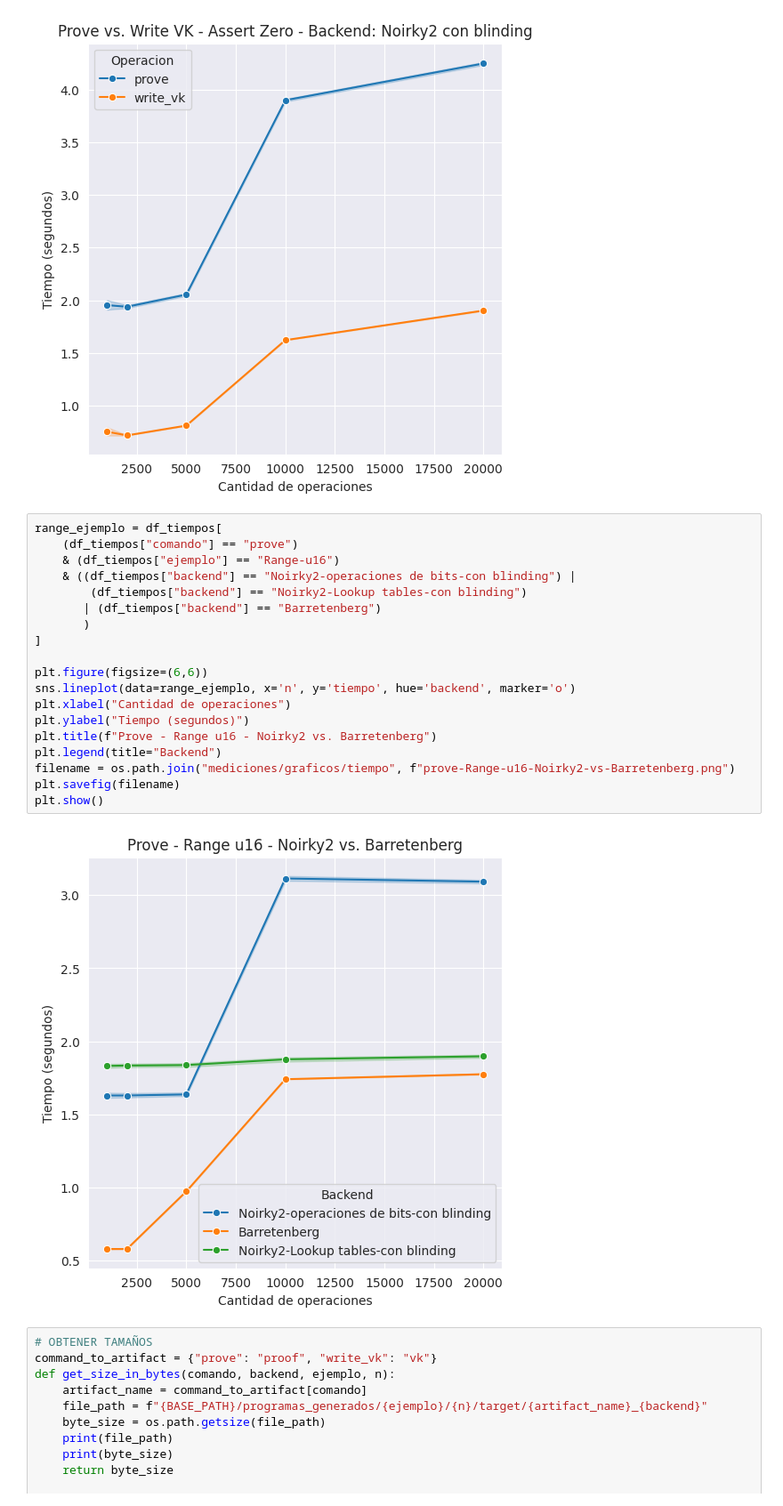
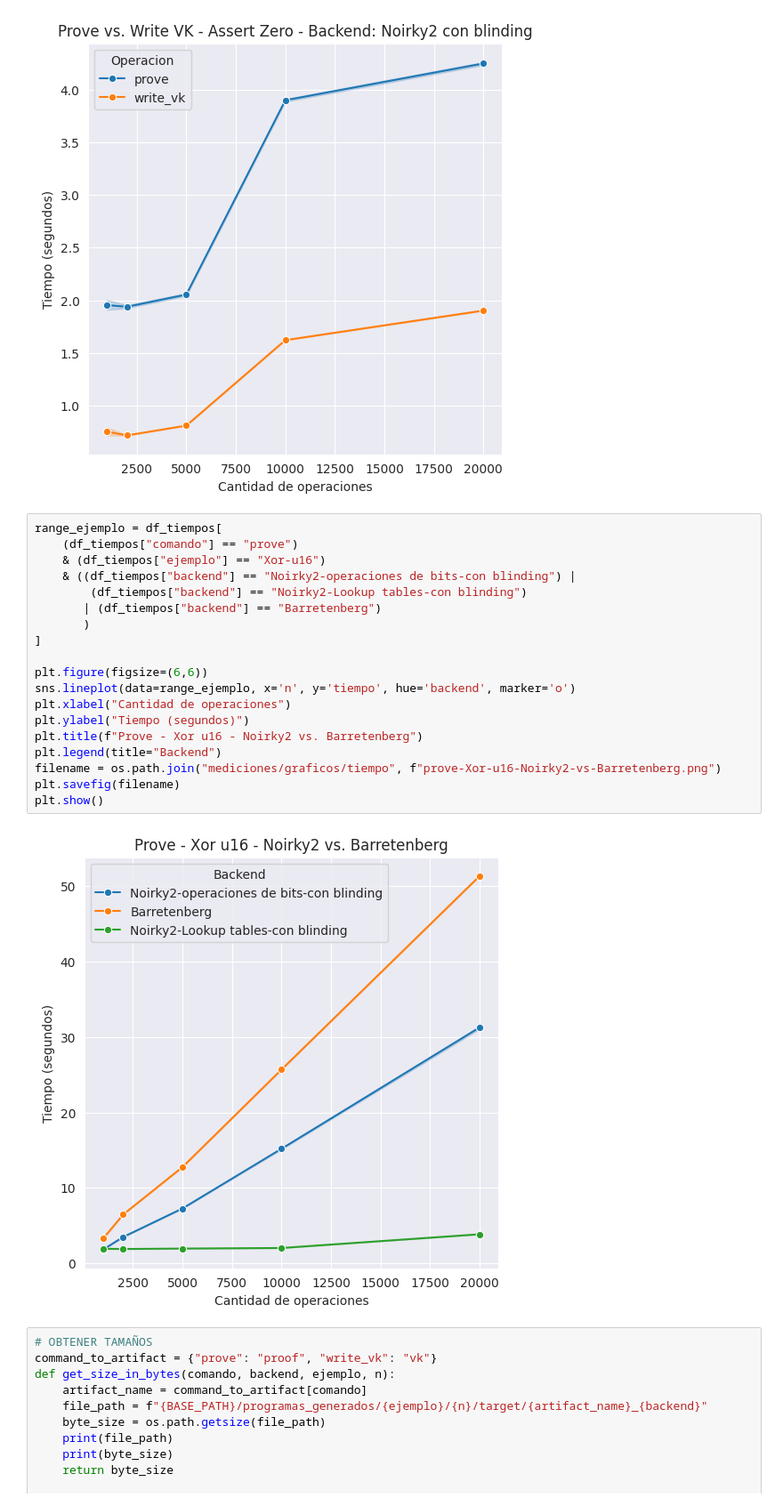
Before and after one commit to brweisz/experimentos_tesis, a Jupyter notebook: experimentacion.ipynb, the cells around one changed output. Shown: that part at 89% size. Drawn from its saved outputs; the diff is of its cells as text.

Commit message:
mas graficos

```diff
--- a/experimentacion.ipynb
+++ b/experimentacion.ipynb
@@ -292,24 +292,24 @@ plt.show()
 # %%
 range_ejemplo = df_tiempos[
     (df_tiempos["comando"] == "prove")
-    & (df_tiempos["ejemplo"] == "Range-u16")
+    & (df_tiempos["ejemplo"] == "Xor-u16")
     & ((df_tiempos["backend"] == "Noirky2-operaciones de bits-con blinding") |
         (df_tiempos["backend"] == "Noirky2-Lookup tables-con blinding")
        | (df_tiempos["backend"] == "Barretenberg")
        )
 ]
 
 plt.figure(figsize=(6,6))
 sns.lineplot(data=range_ejemplo, x='n', y='tiempo', hue='backend', marker='o')
 plt.xlabel("Cantidad de operaciones")
 plt.ylabel("Tiempo (segundos)")
-plt.title(f"Prove - Range u16 - Noirky2 vs. Barretenberg")
+plt.title(f"Prove - Xor u16 - Noirky2 vs. Barretenberg")
 plt.legend(title="Backend")
-filename = os.path.join("mediciones/graficos/tiempo", f"prove-Range-u16-Noirky2-vs-Barretenberg.png")
+filename = os.path.join("mediciones/graficos/tiempo", f"prove-Xor-u16-Noirky2-vs-Barretenberg.png")
 plt.savefig(filename)
 plt.show()
 # %% [output]
-[figure, old version]
+[figure, new version]
 # %%
 # OBTENER TAMAÑOS
 command_to_artifact = {"prove": "proof", "write_vk": "vk"}
```
Also changed, not shown: 1 other file.
